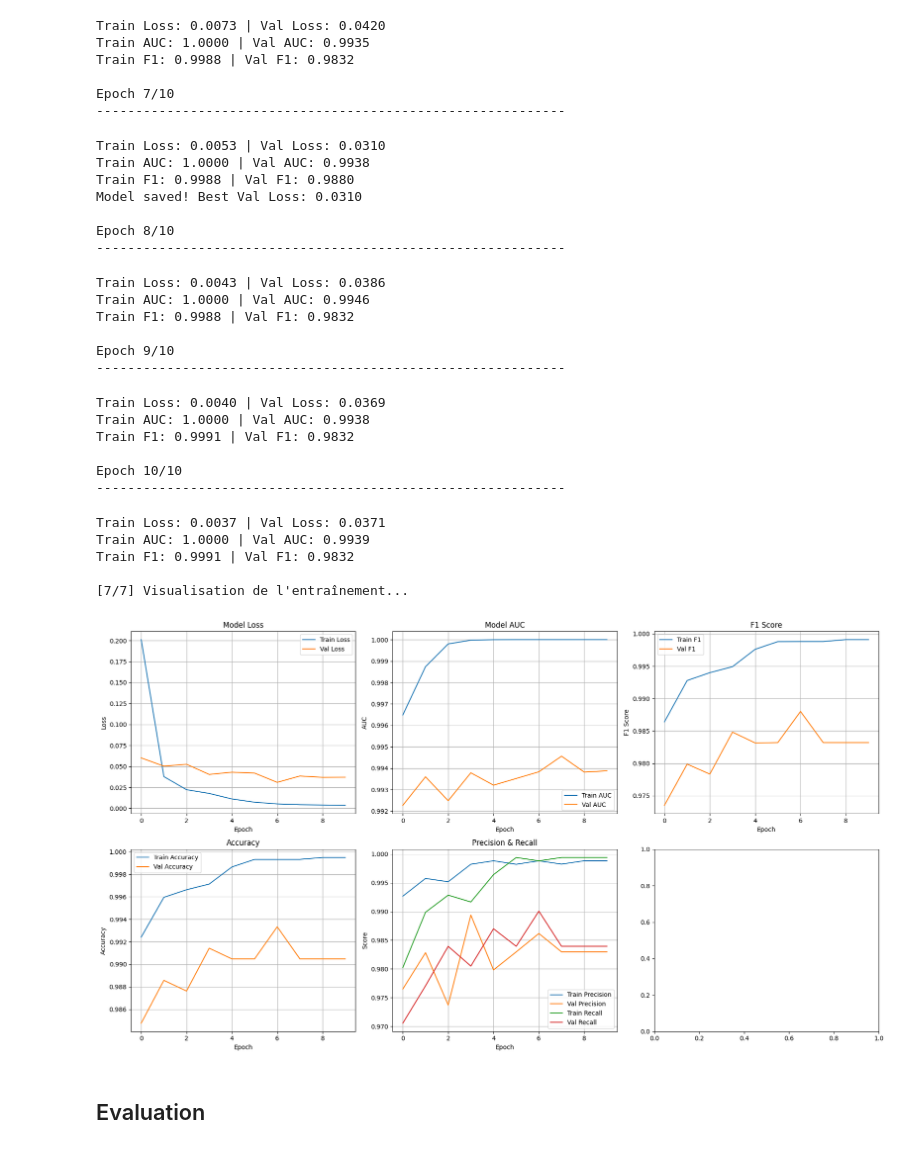
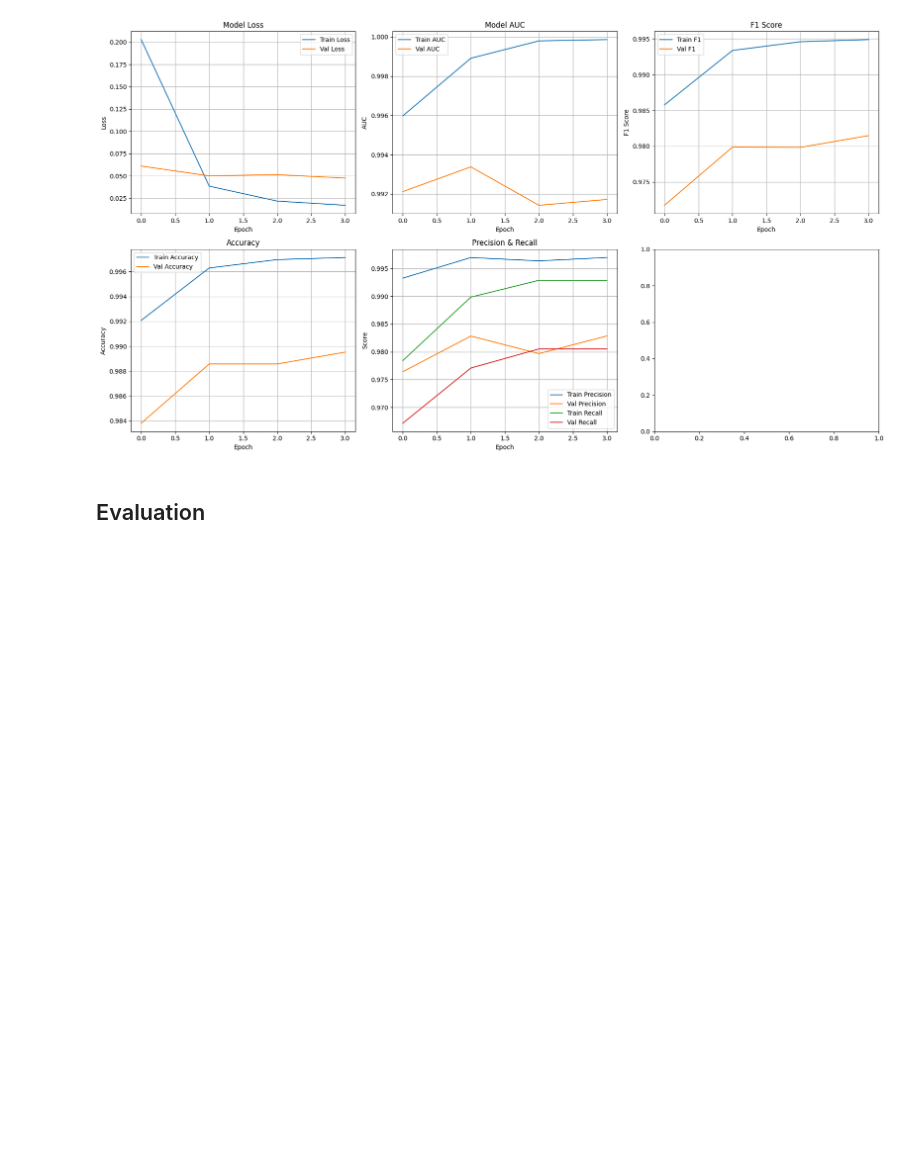
Before and after one commit to AlbinMorisseau/large-project, a Jupyter notebook: notebooks/bert/modele_pytorch.ipynb, the cells around one changed output. Saved outputs shown, nothing was run; the diff lists cells and outputs as text; code cells hidden in the pictures; blank space fills up the shorter version.

Commit message:
label script + improving validation pipeline

```diff
--- a/notebooks/bert/modele_pytorch.ipynb
+++ b/notebooks/bert/modele_pytorch.ipynb
@@ -15,5 +23,5 @@ from tqdm import tqdm
 # %%
-# ==== SEED POUR REPRODUCTIBILITÉ ====
+# Seed for reproductibility
 seed_value = 42
 os.environ['PYTHONHASHSEED'] = str(seed_value)
 random.seed(seed_value)
@@ -23,13 +31,13 @@ torch.cuda.manual_seed_all(seed_value)
 torch.backends.cudnn.deterministic = True
 torch.backends.cudnn.benchmark = False
 
-# ==== PARAMÈTRES ====
+# Parameters
 N_CLASSES = 3
 MAX_SEQ_LEN = 256
 BERT_NAME = 'bert-base-uncased'
-BERT_PATH = "../../../../models/bert-base-uncased"
+BERT_PATH = "../../models/bert-base-uncased"
 classes = ["handicap", "pet", "child"]
 device = torch.device('cuda' if torch.cuda.is_available() else 'cpu')
-print(f"Using device: {device}")
+logger.info(f"Using device: {device}")
 threshold_train = 0.5
 # %% [output]
@@ -37,5 +45,4 @@ Using device: cuda
 # %%
-# ==== DATASET PERSONNALISÉ ====
 class ReviewDataset(Dataset):
     def __init__(self, texts, labels, tokenizer, max_len):
         self.texts = texts
@@ -66,13 +73,12 @@ class ReviewDataset(Dataset):
             'labels': torch.tensor(label, dtype=torch.float)
         }
 
-# ==== FONCTION POUR CHARGER ET PRÉPARER LES DONNÉES ====
-def get_data(csv_path='dataset_label.csv', train_size=0.85, val_size=0.15):
+def get_data(csv_path='../../data/original/fine_tunning/dataset_label.csv', train_size=0.85, val_size=0.15):
     """
-    Charge et divise les données en ensembles train/val
+    Load and divide data in train/val
     """
     df = pd.read_csv(csv_path)
-    print(f"Dataset total: {len(df)} exemples")
+    logger.info(f"Total dataset {len(df)} exemples")
 
     df = df.sample(frac=1, random_state=seed_value).reset_index(drop=True)
 
@@ -85,7 +91,7 @@ def get_data(csv_path='dataset_label.csv', train_size=0.85, val_size=0.15):
         random_state=seed_value
     )
 
-    print(f"Train: {len(train_sentences)} | Val: {len(val_sentences)}")
+    logger.info(f"Train: {len(train_sentences)} | Val: {len(val_sentences)}")
 
     return train_sentences, y_train, val_sentences, y_val
 # %%
@@ -301,44 +306,32 @@ def plot_training_history(history):
     plt.savefig('training_history.png')
     plt.show()
 # %%
-###############################################################################
-# ==== PIPELINE PRINCIPAL ====
-###############################################################################
-
 if __name__ == "__main__":
 
-    print("="*80)
-    print("BERT MULTI-LABEL CLASSIFICATION - PyTorch")
-    print("="*80)
+    logger.info("START")
 
-    # 1) Charger les données
-    print("\n[1/7] Chargement des données...")
+    logger.info("[1/7] Data loading")
     train_sentences, y_train, val_sentences, y_val = get_data()
 
-    # 2) Initialiser le tokenizer
-    print("\n[2/7] Initialisation du tokenizer BERT...")
+    logger.info("[2/7] Initialise BERT tokenizer")
     tokenizer = BertTokenizer.from_pretrained(BERT_PATH)
     tokenizer.save_pretrained("bert_tokenizer_pt")
 
-    # 3) Créer les datasets et dataloaders
-    print("\n[3/7] Création des datasets...")
+    logger.info("[3/7] Dataset creation")
     train_dataset = ReviewDataset(train_sentences, y_train, tokenizer, MAX_SEQ_LEN)
     val_dataset = ReviewDataset(val_sentences, y_val, tokenizer, MAX_SEQ_LEN)
 
     train_loader = DataLoader(train_dataset, batch_size=16, shuffle=True)
     val_loader = DataLoader(val_dataset, batch_size=32, shuffle=False)
 
-    # 4) Créer le modèle
-    print("\n[4/7] Création du modèle BERT...")
+    logger.info("[4/7] Model creation")
     model = BertMultiLabelClassifier(n_classes=N_CLASSES)
     model = model.to(device)
-    print(f"Nombre de paramètres: {sum(p.numel() for p in model.parameters()):,}")
+    logger.info(f"Nombre de paramètres: {sum(p.numel() for p in model.parameters()):,}")
 
-    # 5) Fine-tuning
-    print("\n[5/7] Fine-tuning du modèle...")
-    history, val_preds, val_true = fine_tune(model, train_loader, val_loader, epochs=10)
+    logger.info("[5/7] Fine-tuning")
+    history, val_preds, val_true = fine_tune(model, train_loader, val_loader, epochs=4)
 
-    # 6) Visualisation de l'entraînement
-    print("\n[7/7] Visualisation de l'entraînement...")
+    logger.info("[7/7] Training visualisation")
     plot_training_history(history)
 # %% [output]
@@ -397,34 +355,4 @@ Epoch 6/10
-Train Loss: 0.0073 | Val Loss: 0.0420
-Train AUC: 1.0000 | Val AUC: 0.9935
-Train F1: 0.9988 | Val F1: 0.9832
-
-Epoch 7/10
-------------------------------------------------------------
-Train Loss: 0.0053 | Val Loss: 0.0310
-Train AUC: 1.0000 | Val AUC: 0.9938
-Train F1: 0.9988 | Val F1: 0.9880
-Model saved! Best Val Loss: 0.0310
-
-Epoch 8/10
-------------------------------------------------------------
-Train Loss: 0.0043 | Val Loss: 0.0386
-Train AUC: 1.0000 | Val AUC: 0.9946
-Train F1: 0.9988 | Val F1: 0.9832
-
-Epoch 9/10
-------------------------------------------------------------
-Train Loss: 0.0040 | Val Loss: 0.0369
-Train AUC: 1.0000 | Val AUC: 0.9938
-Train F1: 0.9991 | Val F1: 0.9832
-
-Epoch 10/10
-------------------------------------------------------------
-Train Loss: 0.0037 | Val Loss: 0.0371
-Train AUC: 1.0000 | Val AUC: 0.9939
-Train F1: 0.9991 | Val F1: 0.9832
-
-[7/7] Visualisation de l'entraînement...
-[figure, old version]
+[figure, new version]
 # %% [markdown]
 ## Evaluation
 # %%
```
Also changed, not shown: parts of 7 cells of this notebook, 8 other files.
